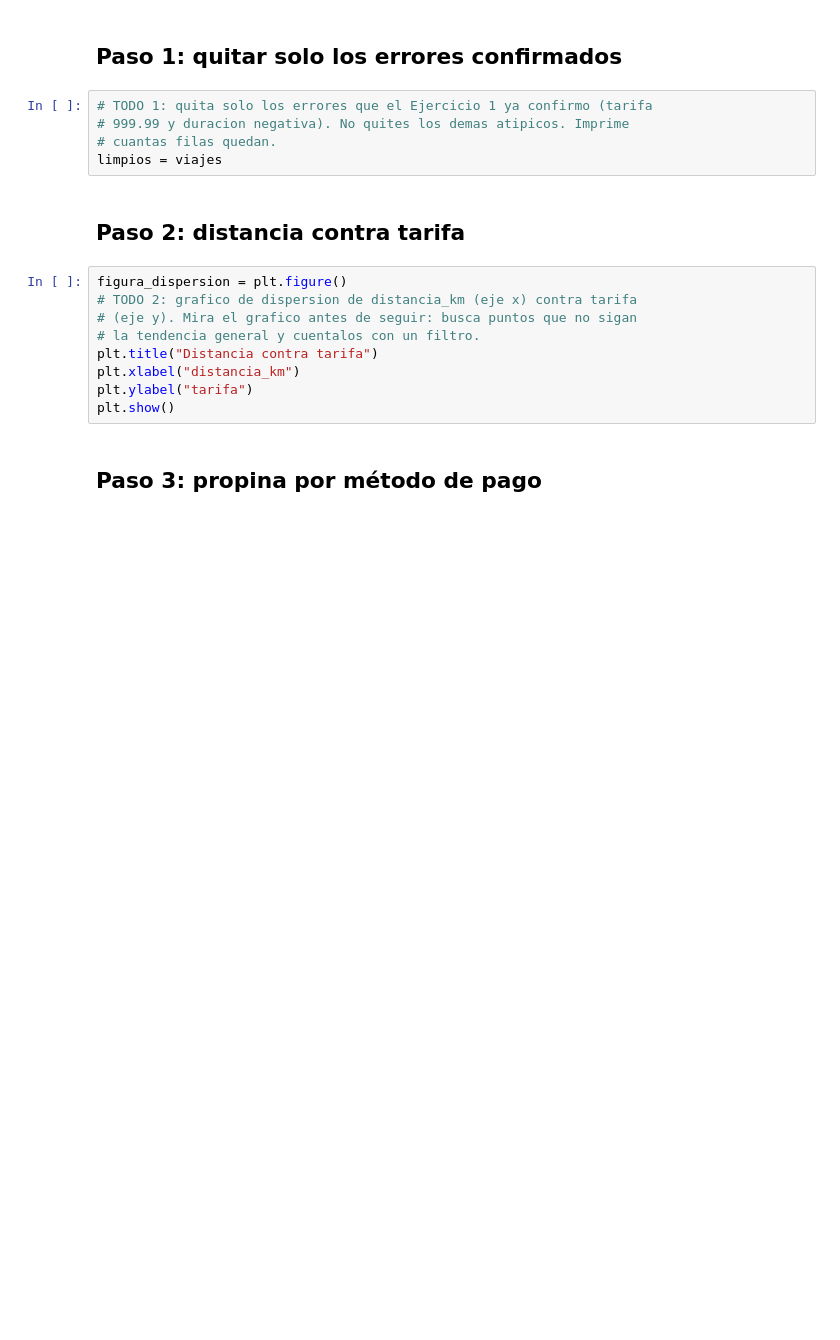
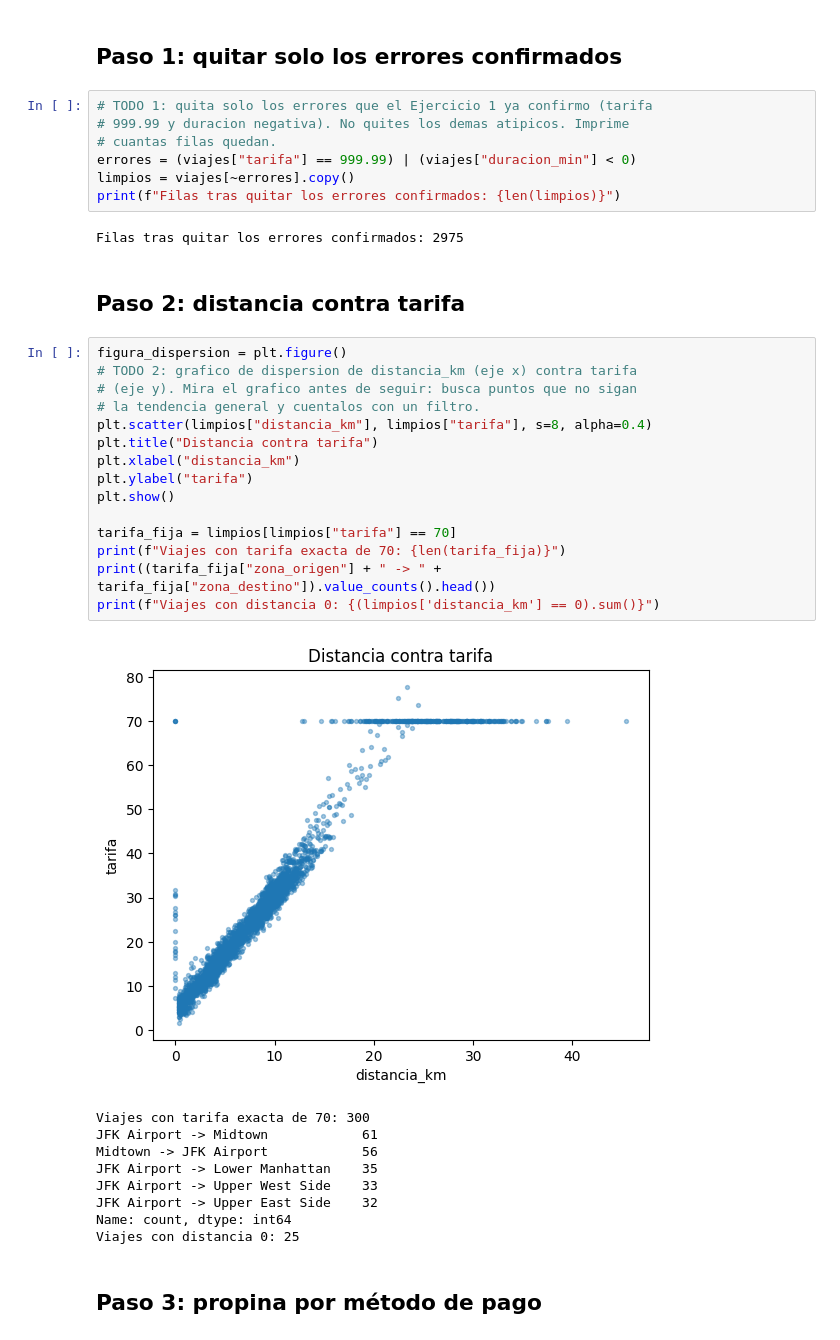
Before and after one commit to yahashuaPP/data-science-end-to-end, a Jupyter notebook: laboratorios/semana-08-sesion-02/starter/ejercicio2_relaciones.ipynb, the cells around one changed output. Drawn from its saved outputs; the diff is of its cells as text; blank space fills up the shorter version.

```diff
--- a/laboratorios/semana-08-sesion-02/starter/ejercicio2_relaciones.ipynb
+++ b/laboratorios/semana-08-sesion-02/starter/ejercicio2_relaciones.ipynb
@@ -15,18 +15,38 @@ viajes = pd.read_csv("viajes_taxi.csv")
 # TODO 1: quita solo los errores que el Ejercicio 1 ya confirmo (tarifa
 # 999.99 y duracion negativa). No quites los demas atipicos. Imprime
 # cuantas filas quedan.
-limpios = viajes
+errores = (viajes["tarifa"] == 999.99) | (viajes["duracion_min"] < 0)
+limpios = viajes[~errores].copy()
+print(f"Filas tras quitar los errores confirmados: {len(limpios)}")
+# %% [output]
+Filas tras quitar los errores confirmados: 2975
 # %% [markdown]
 ## Paso 2: distancia contra tarifa
 # %%
 figura_dispersion = plt.figure()
 # TODO 2: grafico de dispersion de distancia_km (eje x) contra tarifa
 # (eje y). Mira el grafico antes de seguir: busca puntos que no sigan
 # la tendencia general y cuentalos con un filtro.
+plt.scatter(limpios["distancia_km"], limpios["tarifa"], s=8, alpha=0.4)
 plt.title("Distancia contra tarifa")
 plt.xlabel("distancia_km")
 plt.ylabel("tarifa")
 plt.show()
+
+tarifa_fija = limpios[limpios["tarifa"] == 70]
+print(f"Viajes con tarifa exacta de 70: {len(tarifa_fija)}")
+print((tarifa_fija["zona_origen"] + " -> " + tarifa_fija["zona_destino"]).value_counts().head())
+print(f"Viajes con distancia 0: {(limpios['distancia_km'] == 0).sum()}")
+# %% [output]
+[figure, added]
+Viajes con tarifa exacta de 70: 300
+JFK Airport -> Midtown            61
+Midtown -> JFK Airport            56
+JFK Airport -> Lower Manhattan    35
+JFK Airport -> Upper West Side    33
+JFK Airport -> Upper East Side    32
+Name: count, dtype: int64
+Viajes con distancia 0: 25
 # %% [markdown]
 ## Paso 3: propina por método de pago
 # %%
```
Also changed, not shown: parts of 4 cells of this notebook, 45 other files.
